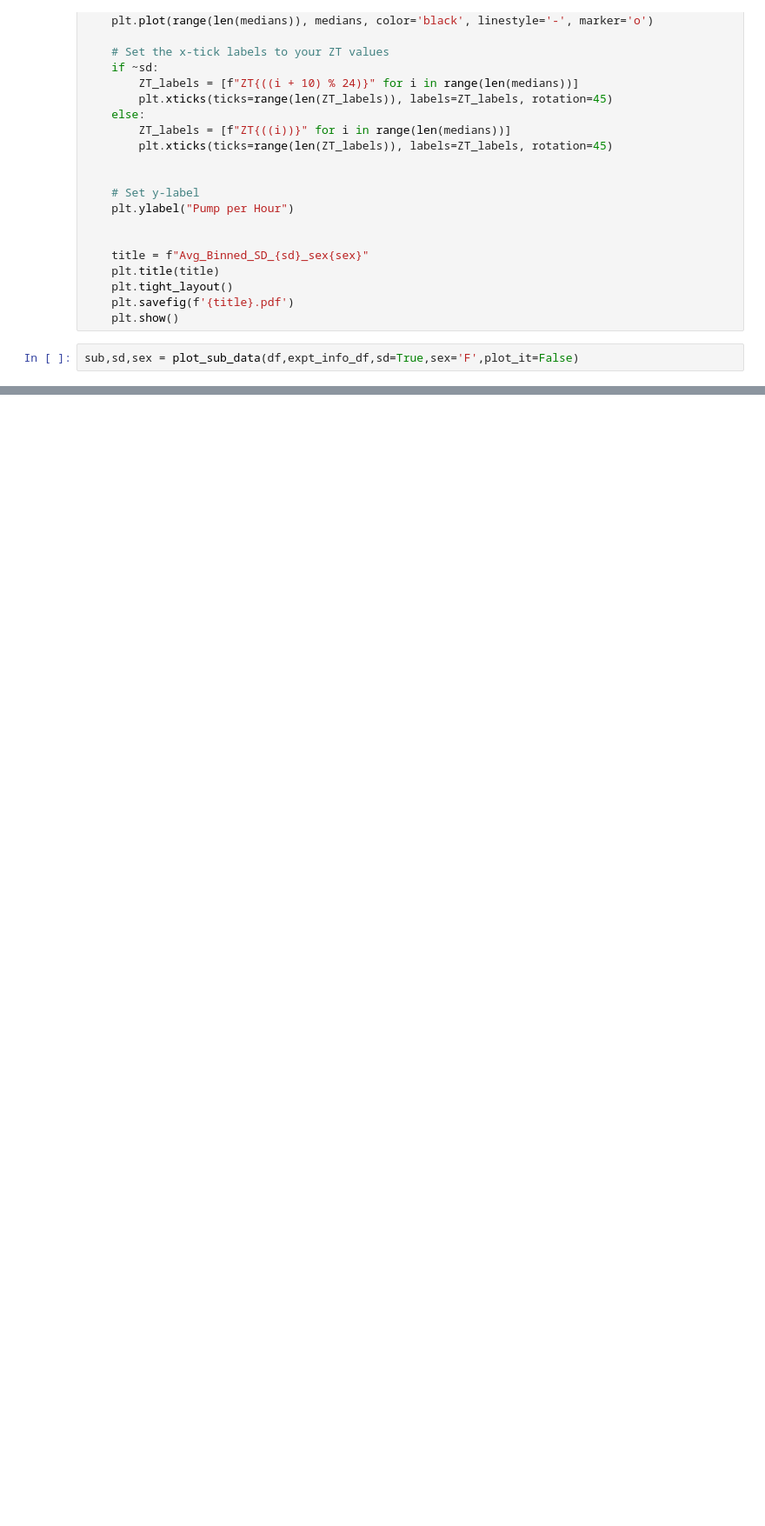
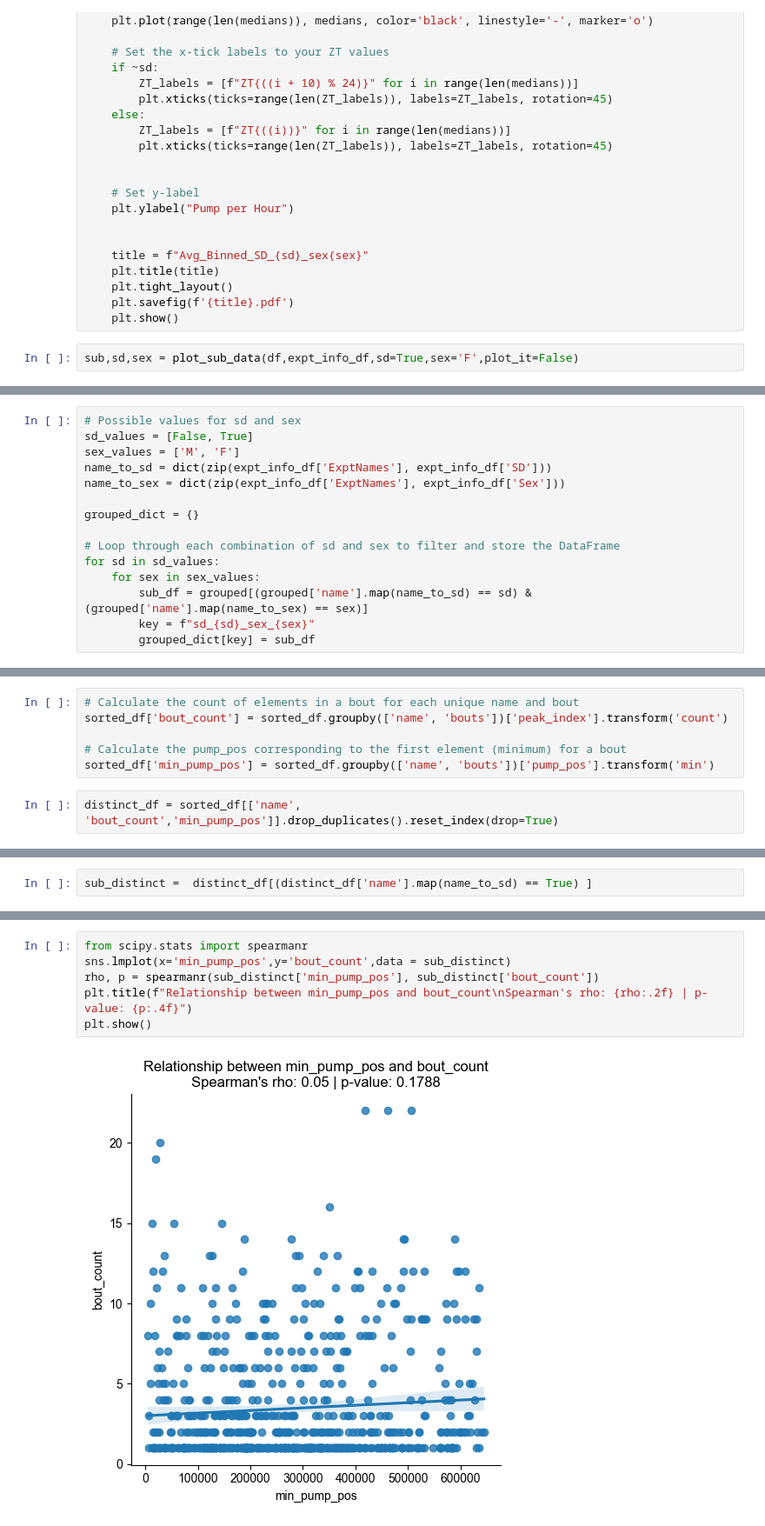
Before and after one commit to mfkeles/EZLabel, a Jupyter notebook: annotation_preprocess.ipynb, the cells around one changed output, grey strips where cells are left out. Shown at 87% size. Drawn from its saved outputs; the diff is of its cells as text; blank space fills up the shorter version.

```diff
--- a/annotation_preprocess.ipynb
+++ b/annotation_preprocess.ipynb
@@ -310,0 +384,15 @@ See the caveats in the documentation: https://pandas.pydata.org/pandas-docs/stab
+# %%
+# Possible values for sd and sex
+sd_values = [False, True]
+sex_values = ['M', 'F']
+name_to_sd = dict(zip(expt_info_df['ExptNames'], expt_info_df['SD']))
+name_to_sex = dict(zip(expt_info_df['ExptNames'], expt_info_df['Sex']))
+
+grouped_dict = {}
+
+# Loop through each combination of sd and sex to filter and store the DataFrame
+for sd in sd_values:
+    for sex in sex_values:
+        sub_df = grouped[(grouped['name'].map(name_to_sd) == sd) & (grouped['name'].map(name_to_sex) == sex)]
+        key = f"sd_{sd}_sex_{sex}"
+        grouped_dict[key] = sub_df
@@ -310,0 +497,8 @@ See the caveats in the documentation: https://pandas.pydata.org/pandas-docs/stab
+# %%
+# Calculate the count of elements in a bout for each unique name and bout
+sorted_df['bout_count'] = sorted_df.groupby(['name', 'bouts'])['peak_index'].transform('count')
+
+# Calculate the pump_pos corresponding to the first element (minimum) for a bout
+sorted_df['min_pump_pos'] = sorted_df.groupby(['name', 'bouts'])['pump_pos'].transform('min')
+# %%
+distinct_df = sorted_df[['name', 'bout_count','min_pump_pos']].drop_duplicates().reset_index(drop=True)
@@ -310,0 +509,2 @@ See the caveats in the documentation: https://pandas.pydata.org/pandas-docs/stab
+# %%
+sub_distinct =  distinct_df[(distinct_df['name'].map(name_to_sd) == True) ]
@@ -310,0 +519,8 @@ See the caveats in the documentation: https://pandas.pydata.org/pandas-docs/stab
+# %%
+from scipy.stats import spearmanr
+sns.lmplot(x='min_pump_pos',y='bout_count',data = sub_distinct)
+rho, p = spearmanr(sub_distinct['min_pump_pos'], sub_distinct['bout_count'])
+plt.title(f"Relationship between min_pump_pos and bout_count\nSpearman's rho: {rho:.2f} | p-value: {p:.4f}")
+plt.show()
+# %% [output]
+[figure, added]
```
Also changed, not shown: parts of 36 cells of this notebook.
